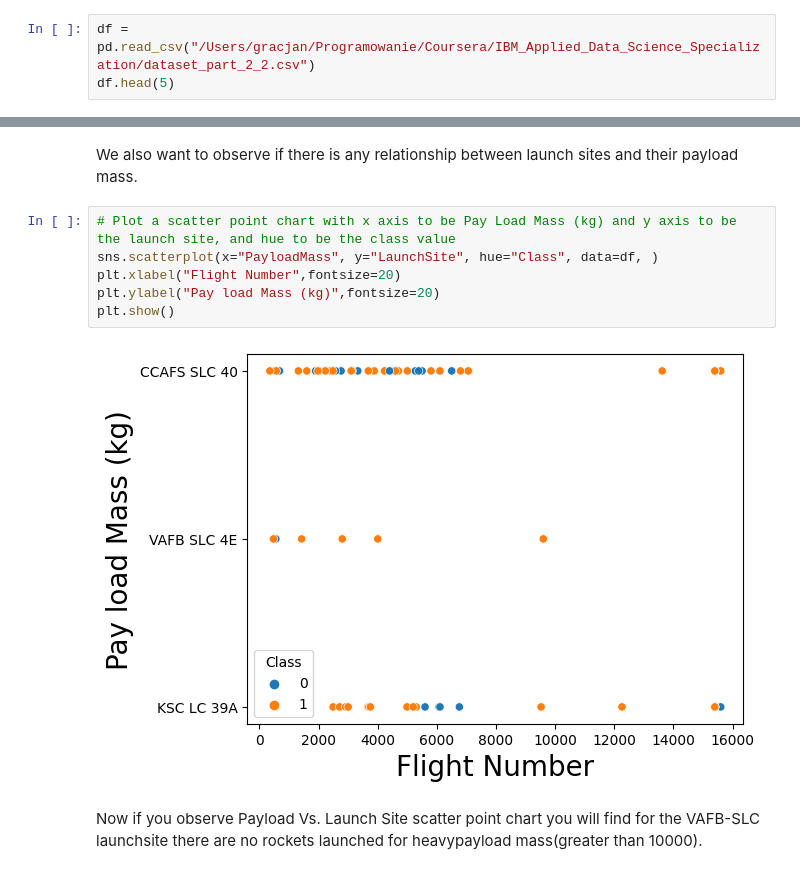
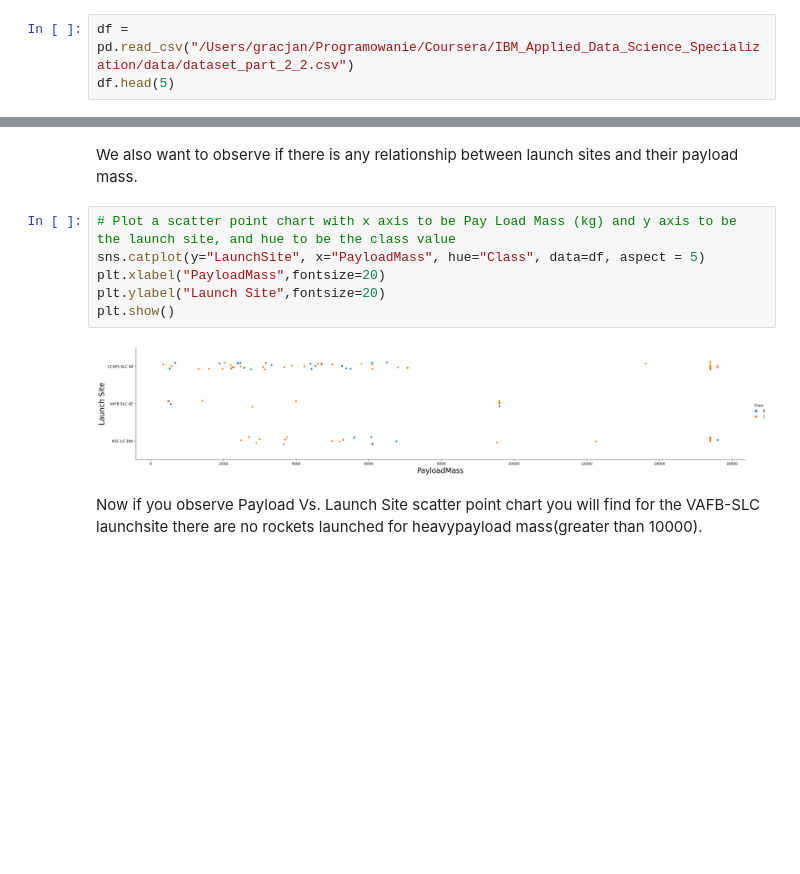
Before and after one commit to agracjan/Applied-Data-Science-Capstone, a Jupyter notebook: Jupyter_files/jupyter-labs-eda-dataviz.ipynb, the cells around one changed output, grey strips where cells are left out. Drawn from its saved outputs; the diff is of its cells as text; blank space fills up the shorter version.

```diff
--- a/Jupyter_files/jupyter-labs-eda-dataviz.ipynb
+++ b/Jupyter_files/jupyter-labs-eda-dataviz.ipynb
@@ -50,7 +50,7 @@ import seaborn as sns
 # %% [markdown]
 First, let's read the SpaceX dataset into a Pandas dataframe and print its summary
 # %%
-df = pd.read_csv("/Users/gracjan/Programowanie/Coursera/IBM_Applied_Data_Science_Specialization/dataset_part_2_2.csv")
+df = pd.read_csv("/Users/gracjan/Programowanie/Coursera/IBM_Applied_Data_Science_Specialization/data/dataset_part_2_2.csv")
 df.head(5)
 # %% [output]
 |  | FlightNumber | Date | BoosterVersion | PayloadMass | Orbit | LaunchSite | Outcome | Flights | GridFins | ... |
@@ -94,12 +96,12 @@ Now try to explain the patterns you found in the Flight Number vs. Launch Site s
 We also want to observe if there is any relationship between launch sites and their payload mass.
 # %%
 # Plot a scatter point chart with x axis to be Pay Load Mass (kg) and y axis to be the launch site, and hue to be the class value
-sns.scatterplot(x="PayloadMass", y="LaunchSite", hue="Class", data=df, )
-plt.xlabel("Flight Number",fontsize=20)
-plt.ylabel("Pay load Mass (kg)",fontsize=20)
+sns.catplot(y="LaunchSite", x="PayloadMass", hue="Class", data=df, aspect = 5)
+plt.xlabel("PayloadMass",fontsize=20)
+plt.ylabel("Launch Site",fontsize=20)
 plt.show()
 # %% [output]
-[figure, old version]
+[figure, new version]
 # %% [markdown]
 Now if you observe Payload Vs. Launch Site scatter point chart you will find for the VAFB-SLC  launchsite there are no  rockets  launched for  heavypayload mass(greater than 10000).
 # %% [markdown]
```
Also changed, not shown: parts of 8 cells of this notebook.
